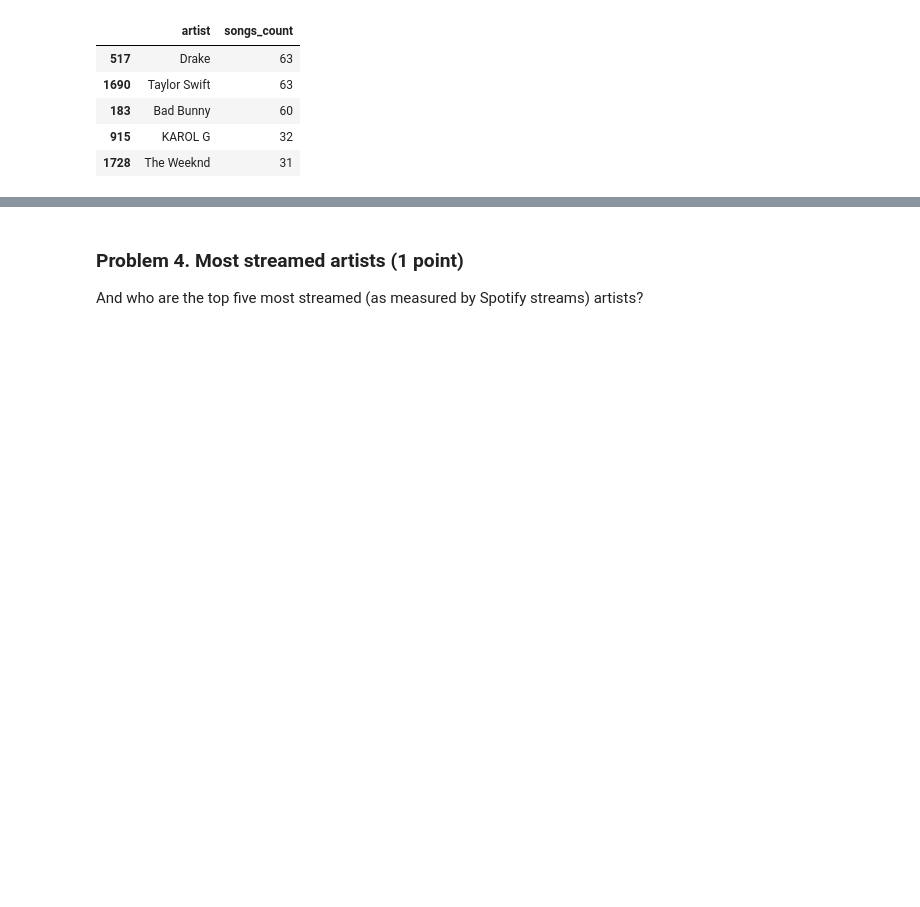
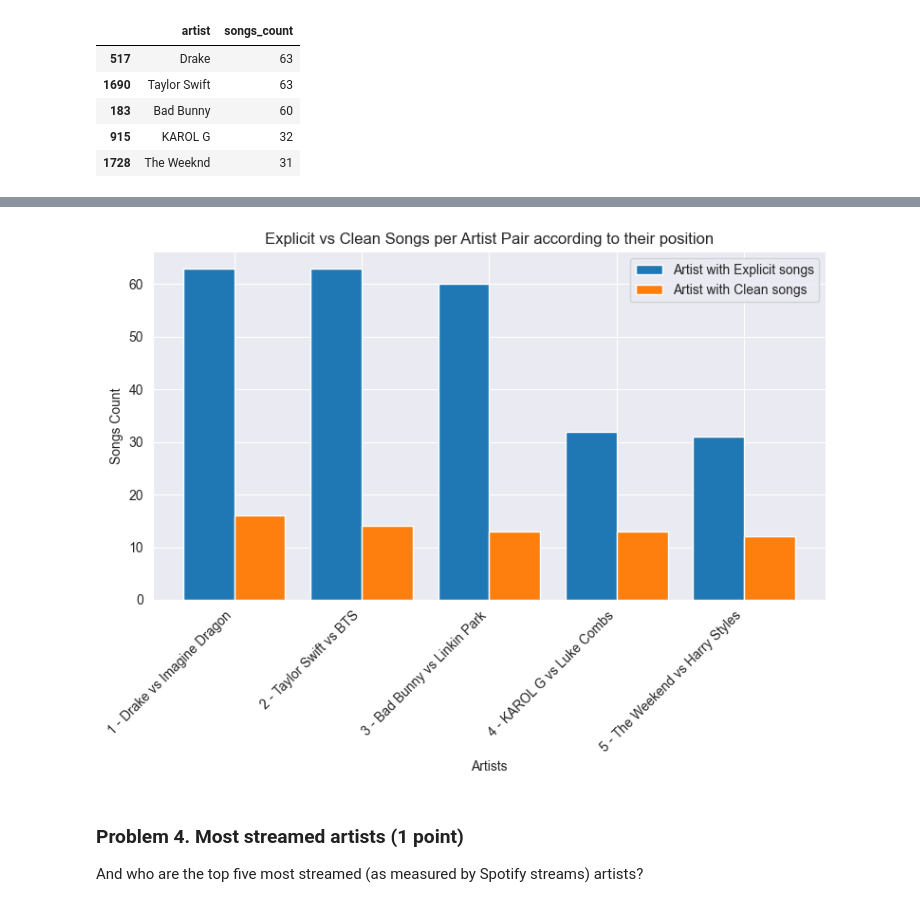
Before and after one commit to plamensve/Data_Science_Upskill_Softuni, a Jupyter notebook: 05_data_visualization_exploratory_data_analysis/Data Visualization and EDA Lab.ipynb, the cells around one changed output, grey strips where cells are left out. Cells and saved outputs as stored; diff of their text form; code cells hidden in the pictures; blank space fills up the shorter version.

```diff
--- a/05_data_visualization_exploratory_data_analysis/Data Visualization and EDA Lab.ipynb
+++ b/05_data_visualization_exploratory_data_analysis/Data Visualization and EDA Lab.ipynb
@@ -249,3 +235,25 @@ cleaned_artists.head(5)
+# %%
+w = 0.4
+x = ['1 - Drake vs Imagine Dragon', '2 - Taylor Swift vs BTS', '3 - Bad Bunny vs Linkin Park', '4 - KAROL G vs Luke Combs', '5 - The Weekend vs Harry Styles']
+explicits_songs_data = artist_with_explicit_songs.songs_count.tolist()
+cleaned_songs_data = cleaned_artists.songs_count.tolist()
+
+plt.figure(figsize=(8, 6))
+
+bar1 = np.arange(len(x))
+bar2 = [i+w for i in bar1]
+plt.bar(bar1, explicits_songs_data, w, label='Artist with Explicit songs')
+plt.bar(bar2, cleaned_songs_data, w, label='Artist with Clean songs')
+
+plt.xticks([r + w/2 for r in bar1], x, rotation=45, ha='right')
+plt.xlabel('Artists')
+plt.ylabel('Songs Count')
+plt.title('Explicit vs Clean Songs per Artist Pair according to their position')
+plt.legend()
+plt.tight_layout()
+plt.show()
+# %% [output]
+[figure, added]
 # %% [markdown]
 ### Problem 4. Most streamed artists (1 point)
 And who are the top five most streamed (as measured by Spotify streams) artists?
```
Also changed, not shown: parts of 9 cells of this notebook.
